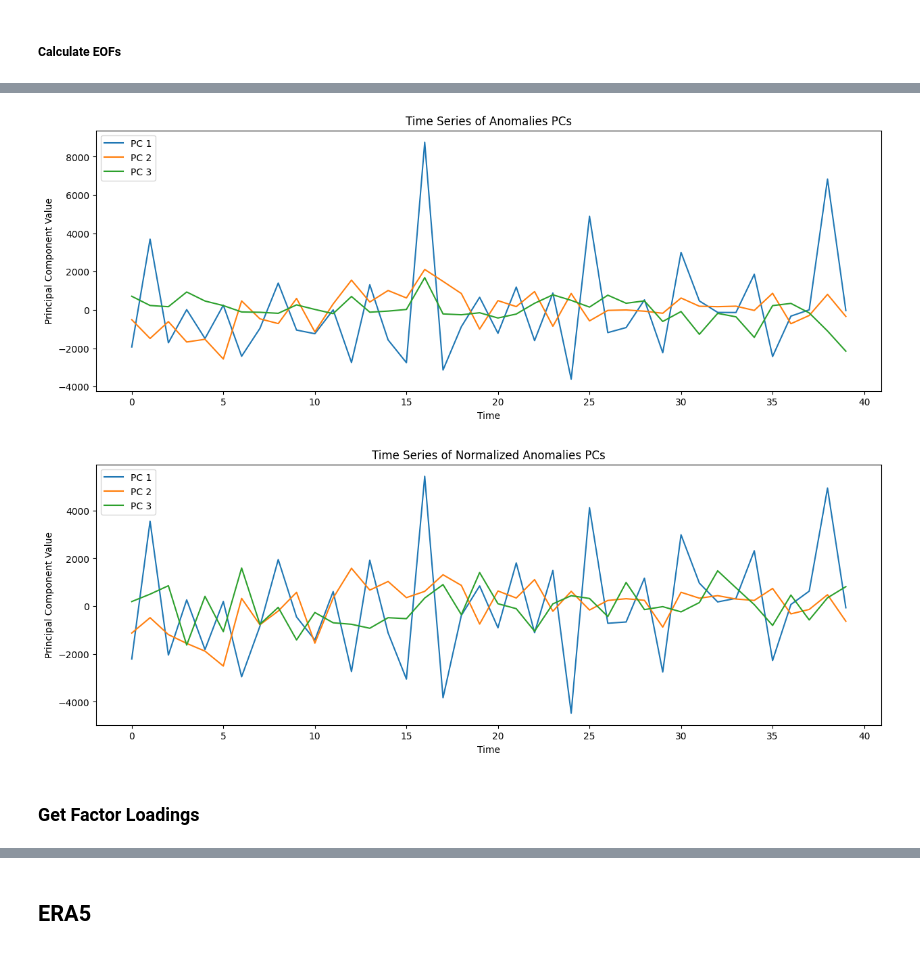
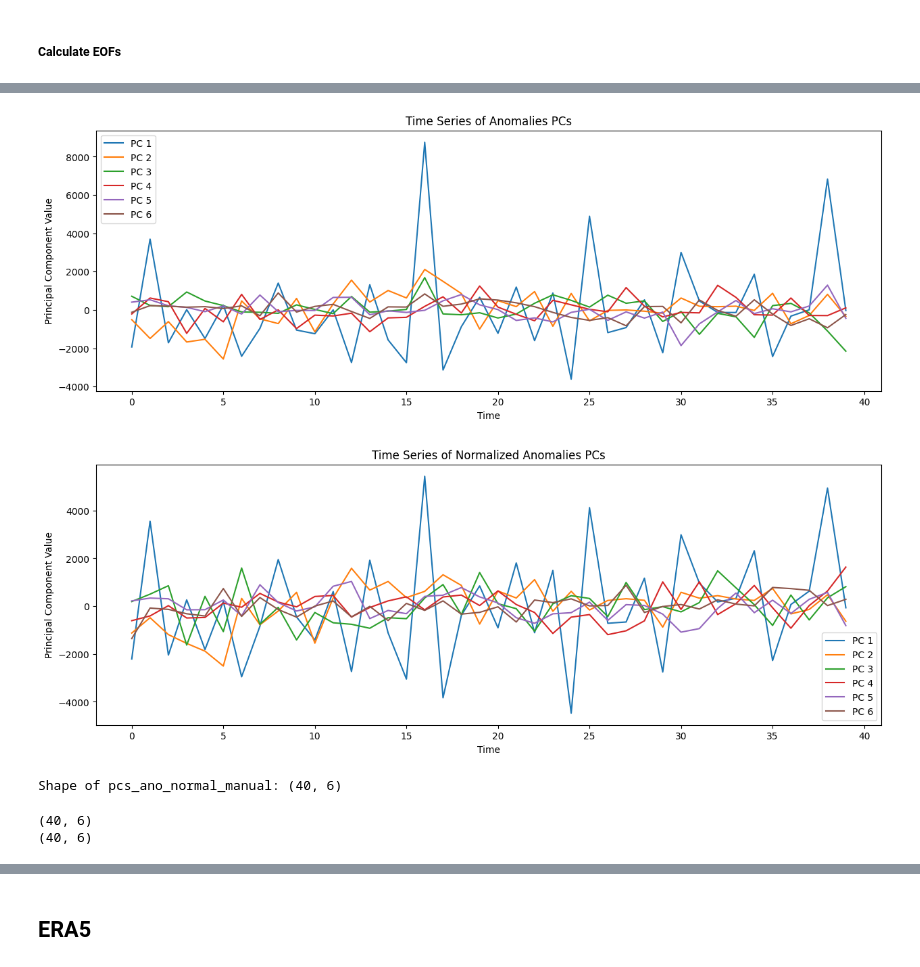
Before and after one commit to SeasonalForecastingEngine/CONFER-WP3, a Jupyter notebook: notebooks/lasso_fcst_example.ipynb, the cells around one changed output, grey strips where cells are left out. Cells and saved outputs as stored; diff of their text form; code cells hidden in the pictures.

```diff
--- a/notebooks/lasso_fcst_example.ipynb
+++ b/notebooks/lasso_fcst_example.ipynb
@@ -65,9 +64,10 @@ def load_raw_data(dir, predictor, bounding_box, years, season=None):
      # Load data
     data = xr.open_dataset(file_path)
 
-    # Subset data based on bounding box
-    lon_min, lon_max, lat_min, lat_max = bounding_box
-    data = data.sel(lon=slice(lon_min, lon_max), lat=slice(lat_min, lat_max))
+    if predictor == "chirps":
+        # Subset data based on bounding box
+        lon_min, lon_max, lat_min, lat_max = bounding_box
+        data = data.sel(lon=slice(lon_min, lon_max), lat=slice(lat_min, lat_max))
 
     # Subset data based on years
     data = data.sel(year=slice(years[0], years[-1]))
@@ -96,9 +96,15 @@ def load_raw_data(dir, predictor, bounding_box, years, season=None):
     if predictor == "chirps":
         predictor_values = data['prec'].values # Shape: (year, lat, lon)
     elif predictor == "uwind200" or predictor == "uwind850":
-        predictor_values = data['uwind'].values
+        # #predictor_values = data['uwind'].values
+        # month = data['month'].values
+        # return year, lon, lat, month
+        return data
     elif predictor == "sst":
-        predictor_values = data['sst'].values
+        # #predictor_values = data['sst'].values
+        # month = data['month'].values
+        # return year, lon, lat, month
+        return data
 
     return year, lon, lat, predictor_values
 # %% [markdown]
@@ -160,7 +144,7 @@ test_dir = "/nr/samba/user/ahellevik/CONFER-WP3/testdata/"
 
 # Load data
 box = [lon_bnds[0], lon_bnds[1], lat_bnds[0], lat_bnds[1]]
-year, lon, lat, prec_data = load_raw_data(chirps_dir, "chirps", box, [i for i in range(1981, 2021)], season=season) # 1993, 2021
+year, lon, lat, prec_data = load_raw_data(chirps_dir, "chirps", box, [i for i in range(year_train_start, year_train_end+1)], season=season) # 1993, 2021
 prec_data.shape
 print("Loaded data shape:", prec_data.shape)
 print("NaN values in loaded data:", np.isnan(prec_data).sum())
@@ -425,13 +409,13 @@ def compute_eofs_pcs(data, n_eofs = None):
 # %%
 # Reshape the data to 2D (time, space) for EOF computation
 year, lat, lon = anomalies.shape
-anomalies_reshaped = anomalies.reshape(year, lat * lon)
-normalized_anomalies_reshaped = anomalies_normal.reshape(year, lat * lon)
+anomalies_reshaped_2D = anomalies.reshape(year, lat * lon)
+anomalies_normal_reshaped_2D = anomalies_normal.reshape(year, lat * lon)
 
 
-n_eofs = 3  # Number of EOFs to compute
-eofs_anomalies, pcs_anomalies, var_frac_anomalies = compute_eofs_pcs(anomalies, n_eofs=n_eofs)
-eofs_ano_normal, pcs_ano_normal, var_frac_ano_normal = compute_eofs_pcs(anomalies_normal, n_eofs=n_eofs)
+n_eofs = 6  # Number of EOFs to compute
+eofs_anomalies, pcs_anomalies, var_frac_anomalies = compute_eofs_pcs(anomalies_reshaped_2D, n_eofs=n_eofs)
+eofs_ano_normal, pcs_ano_normal, var_frac_ano_normal = compute_eofs_pcs(anomalies_normal_reshaped_2D, n_eofs=n_eofs)
 
 print("Anomalies EOFs Shape:", eofs_anomalies.shape)
 print("Anomalies PCs Shape:", pcs_anomalies.shape)
@@ -476,20 +468,57 @@ plot_eofs(eofs_norm_anomalies_reshaped, 'Normalized Anomalies')
 # %%
 # Function to plot time series of the principal components
-def plot_pcs_time_series(pcs, title):
-    plt.figure(figsize=(15, 5))
+def plot_pcs_time_series(pcs, title, size = (15, 5)):
+    plt.figure(figsize=size)
     for i in range(pcs.shape[1]):
         plt.plot(pcs[:, i], label=f'PC {i+1}')
     plt.title(f'Time Series of {title}')
     plt.xlabel('Time')
     plt.ylabel('Principal Component Value')
     plt.legend()
     plt.show()
 
 # Plot time series of principal components
 plot_pcs_time_series(pcs_anomalies, 'Anomalies PCs')
 plot_pcs_time_series(pcs_ano_normal, 'Normalized Anomalies PCs')
 # %% [output]
-[figure, old version]
+[figure, new version]
-[figure, old version]
+[figure, new version]
-# %% [markdown]
-### Get Factor Loadings
+# %%
+# Manual calculation of time series
+# NaN handling
+
+# Fill NaNs with 0
+anomalies_normal_reshaped_2D_filled = np.nan_to_num(anomalies_normal_reshaped_2D, nan=0.0)
+# Fill NaNs in eofs_ano_normal with 0
+eofs_ano_normal_filled = np.nan_to_num(eofs_ano_normal, nan=0.0)
+
+pcs_ano_normal_manual = np.dot(anomalies_normal_reshaped_2D_filled, eofs_ano_normal_filled.T)
+# Verify the result
+print("Shape of pcs_ano_normal_manual:", pcs_ano_normal_manual.shape)
+# %% [output]
+Shape of pcs_ano_normal_manual: (40, 6)
+# %%
+# Get and plot reference time series
+
+filepath_fls = f'/nr/samba/PostClimDataNoBackup/CONFER/EASP/fls/chirps/seasonal/halfdeg_res/refper_1993-2020/prec_full_{season}.csv'
+data_prec_full = pd.read_csv(filepath_fls)
+
+# Select the rows where loy equals 1981
+selected_loy = 1981
+data_prec = data_prec_full[data_prec_full['loy'] == selected_loy]
+
+# Filter data to only include the first n_eofs EOFs
+data_prec = data_prec[data_prec['eof'] <= n_eofs]
+
+# Specify the years and EOFs to extract
+train_period = np.arange(year_train_start, year_train_end+1)
+selected_years = train_period
+
+# Extract 'fl' and 'sfl' values and reshape the data to (year, n_eofs)
+fl_values = data_prec.pivot(index='year', columns='eof', values='fl').reindex(selected_years, fill_value=np.nan).values
+sfl_values = data_prec.pivot(index='year', columns='eof', values='sfl').reindex(selected_years, fill_value=np.nan).values
+print(fl_values.shape)
+print(sfl_values.shape)
+# %% [output]
+(40, 6)
+(40, 6)
```
Also changed, not shown: parts of 33 cells of this notebook, 3 other files.
